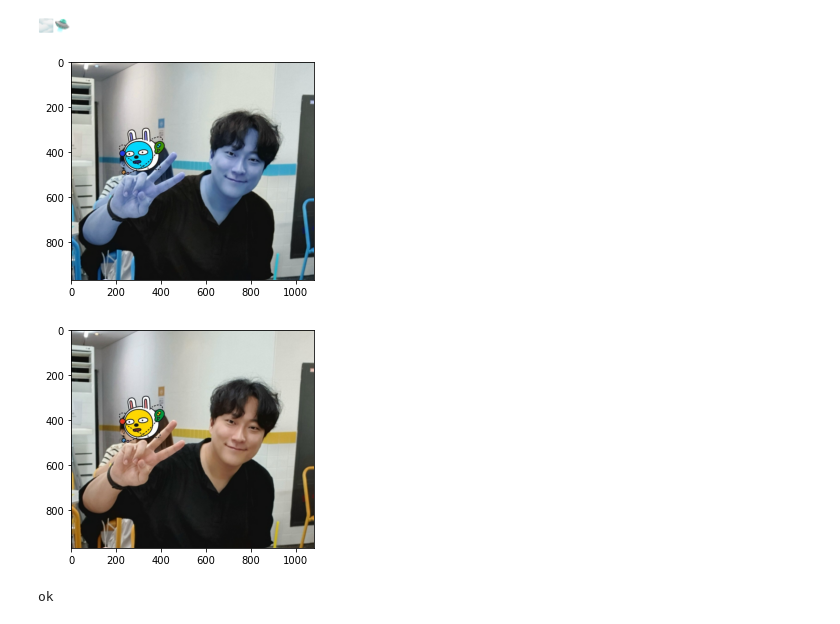
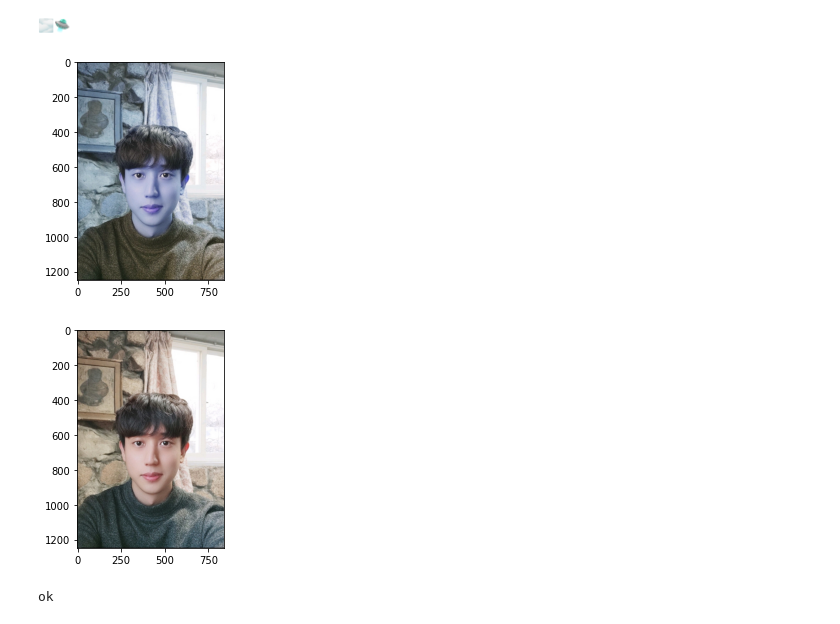
Before and after one commit to cosmic4dev/modulab, a Jupyter notebook: ep3_sticker.ipynb, the cells around one changed output. Drawn from its saved outputs; the diff is of its cells as text; code cells hidden in the pictures.

```diff
--- a/ep3_sticker.ipynb
+++ b/ep3_sticker.ipynb
@@ -7,21 +7,21 @@ print("🌫🛸")
 🌫🛸
 # %%
 import os
-my_image_path = os.getenv('HOME')+'/aiffel/camera_sticker/images/ed.png'
+my_image_path = os.getenv('HOME')+'/aiffel/camera_sticker/images/jsimage.png'
 img_bgr = cv2.imread(my_image_path)    #- OpenCV로 이미지를 읽어서
 # img_bgr = cv2.resize(img_bgr, (640, 360))    # 640x360의 크기로 Resize
 img_show = img_bgr.copy()      #- 출력용 이미지 별도 보관
 plt.imshow(img_bgr)
 plt.show()
 # %% [output]
-[figure, old version]
+[figure, new version]
 # %%
 # plt.imshow 이전에 RGB 이미지로 바꾸기.  BGR에 맞게.
 img_rgb = cv2.cvtColor(img_bgr, cv2.COLOR_BGR2RGB)
 plt.imshow(img_rgb)
 plt.show()
 # %% [output]
-[figure, old version]
+[figure, new version]
 # %%
 import dlib
 detector_hog = dlib.get_frontal_face_detector()
```
Also changed, not shown: parts of 7 cells of this notebook.
